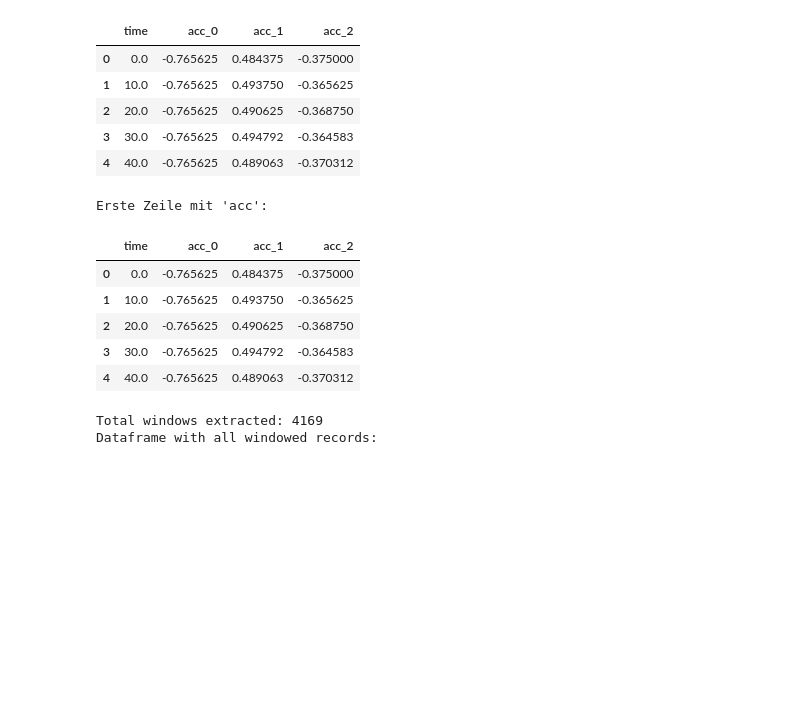
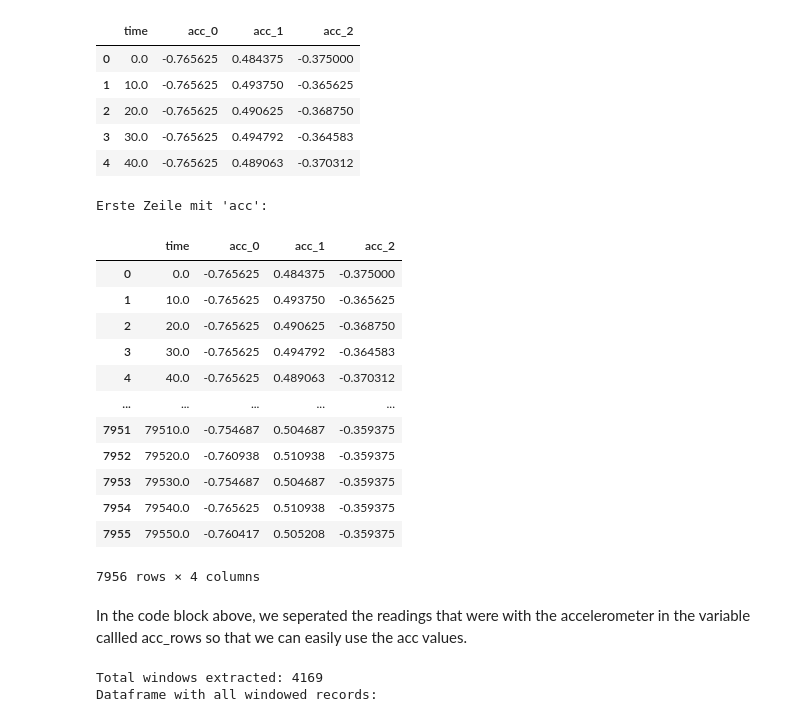
Before and after one commit to Abdullah12has/Multi-Modal-Physical-Exercise-Classification, a Jupyter notebook: project_work_MEx_classification.ipynb, the cells around one changed output. Drawn from its saved outputs; the diff is of its cells as text; code cells hidden in the pictures; blank space fills up the shorter version.

```diff
--- a/project_work_MEx_classification.ipynb
+++ b/project_work_MEx_classification.ipynb
@@ -160,20 +160,29 @@ Dataframe with one measurement series:
 # %%
 # check acceleration data
 
 # filter just the rows with sensor 'acc'
 acc_rows = df_records[df_records["sensor"] == "acc"].iloc[0]
 
 # show the first 5 rows of the df
 print("Erste Zeile mit 'acc':")
-display(acc_rows["df"].head())
+display(acc_rows["df"])
 # %% [output]
 Erste Zeile mit 'acc':
 |  | time | acc_0 | acc_1 | acc_2 |
 | 0 | 0.0 | -0.765625 | 0.484375 | -0.375000 |
 | 1 | 10.0 | -0.765625 | 0.493750 | -0.365625 |
 | 2 | 20.0 | -0.765625 | 0.490625 | -0.368750 |
 | 3 | 30.0 | -0.765625 | 0.494792 | -0.364583 |
 | 4 | 40.0 | -0.765625 | 0.489063 | -0.370312 |
+| ... | ... | ... | ... | ... |
+| 7951 | 79510.0 | -0.754687 | 0.504687 | -0.359375 |
+| 7952 | 79520.0 | -0.760938 | 0.510938 | -0.359375 |
+| 7953 | 79530.0 | -0.754687 | 0.504687 | -0.359375 |
+| 7954 | 79540.0 | -0.765625 | 0.510938 | -0.359375 |
+| 7955 | 79550.0 | -0.760417 | 0.505208 | -0.359375 |
+7956 rows × 4 columns
+# %% [markdown]
+In the code block above, we seperated the readings that were with the accelerometer in the variable callled acc_rows so that we can easily use the acc values.
 # %%
 """
     IMPORTANT: PLEASE DO NOT MODIFY THE CODE IN THIS CELL.
```
Also changed, not shown: parts of 4 cells of this notebook.
